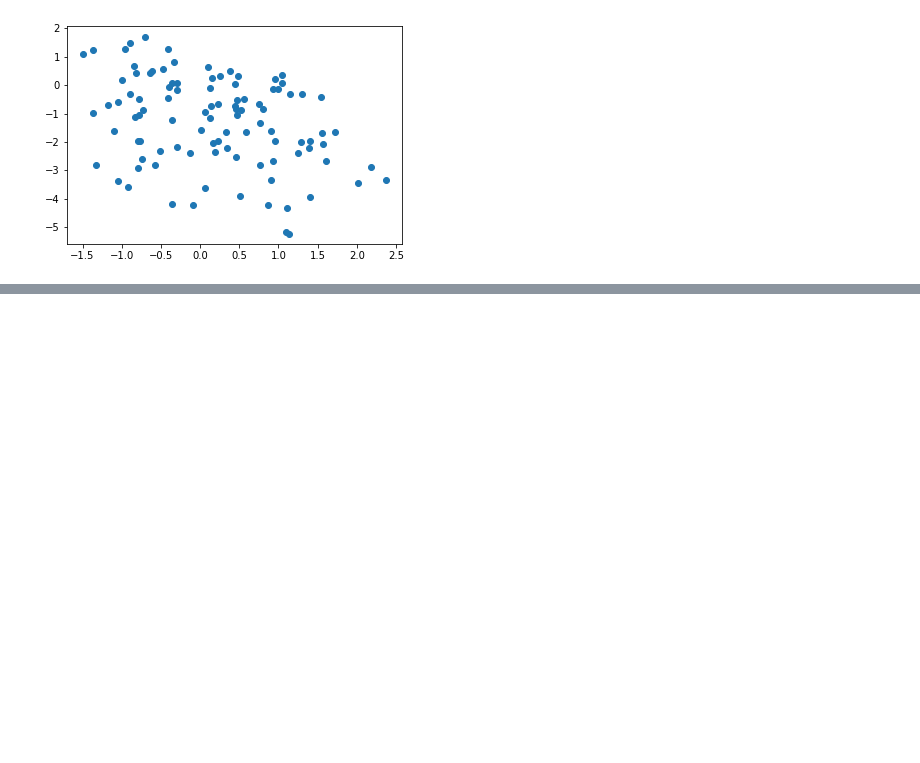
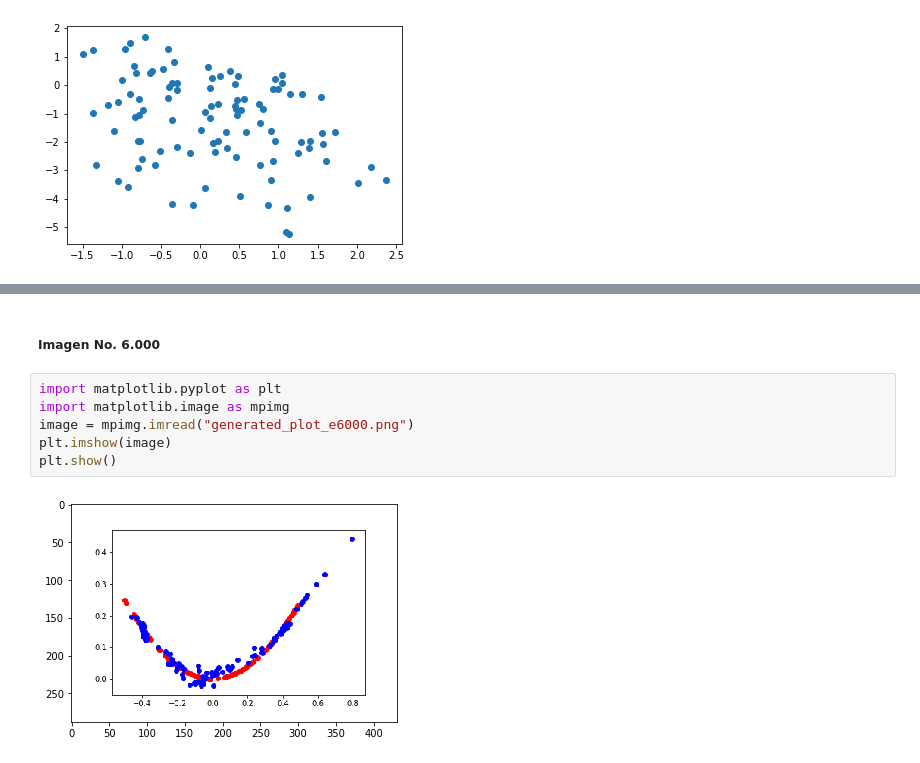
Before and after one commit to efvillar/Ejemplos_GAN, a Jupyter notebook: 1_Modelo_GAN_1D_simple.ipynb, the cells around one changed output, grey strips where cells are left out. Saved outputs shown, nothing was run; the diff lists cells and outputs as text; blank space fills up the shorter version.

```diff
--- a/1_Modelo_GAN_1D_simple.ipynb
+++ b/1_Modelo_GAN_1D_simple.ipynb
@@ -192,0 +341,10 @@ generate_fake_samples(model, latent_dim, 100)
+# %% [markdown]
+##### Imagen No. 6.000
+# %%
+import matplotlib.pyplot as plt
+import matplotlib.image as mpimg
+image = mpimg.imread("generated_plot_e6000.png")
+plt.imshow(image)
+plt.show()
+# %% [output]
+[figure, added]
```
Also changed, not shown: parts of 14 cells of this notebook, 5 other files.
